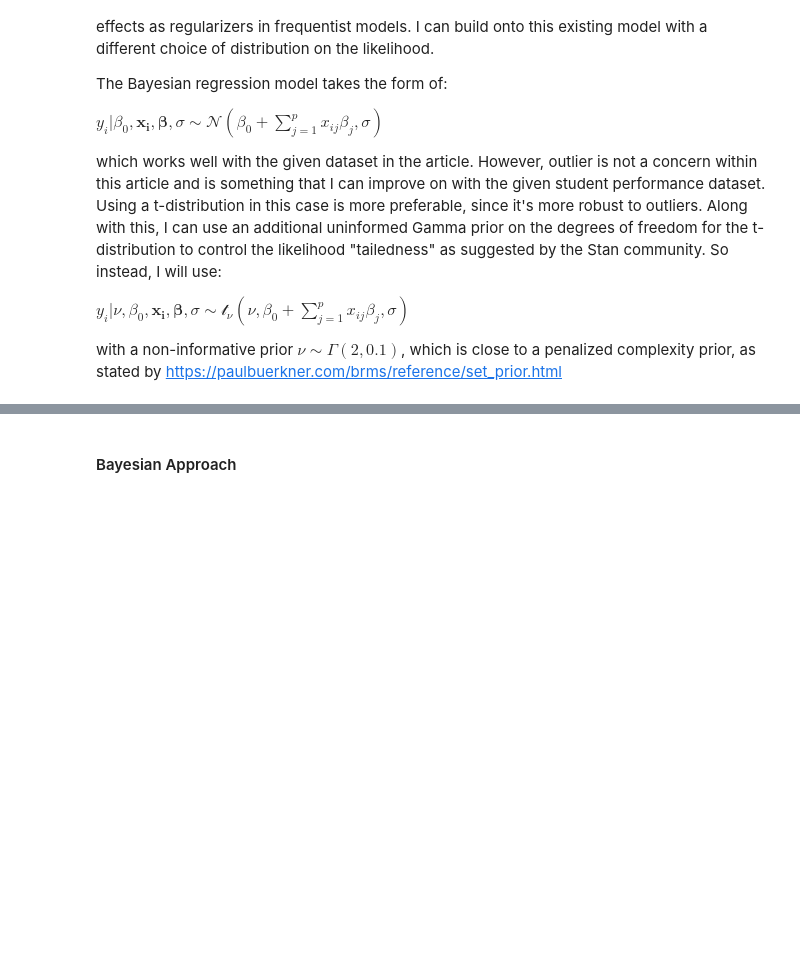
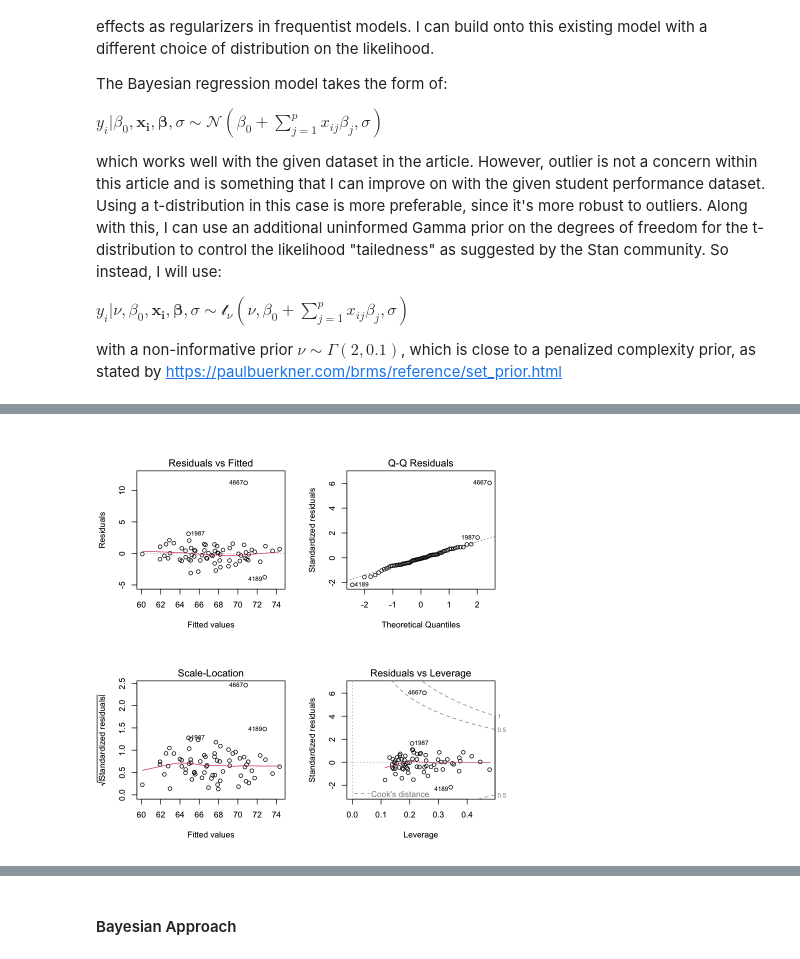
Before and after one commit to hd54/stat447c, a Jupyter notebook: report.ipynb, the cells around one changed output, grey strips where cells are left out. Cells and saved outputs as stored; diff of their text form; code cells hidden in the pictures; blank space fills up the shorter version.

```diff
--- a/report.ipynb
+++ b/report.ipynb
@@ -95,0 +94,4 @@ The exam scores are also roughly following a normal distribution
+# %%
+grid::grid.raster(magick::image_read("plot2.png"), width = grid::unit(1, "npc"), height = grid::unit(1, "npc"))
+# %% [output]
+[figure, added]
```
Also changed, not shown: parts of 15 cells of this notebook, 1 other file.
